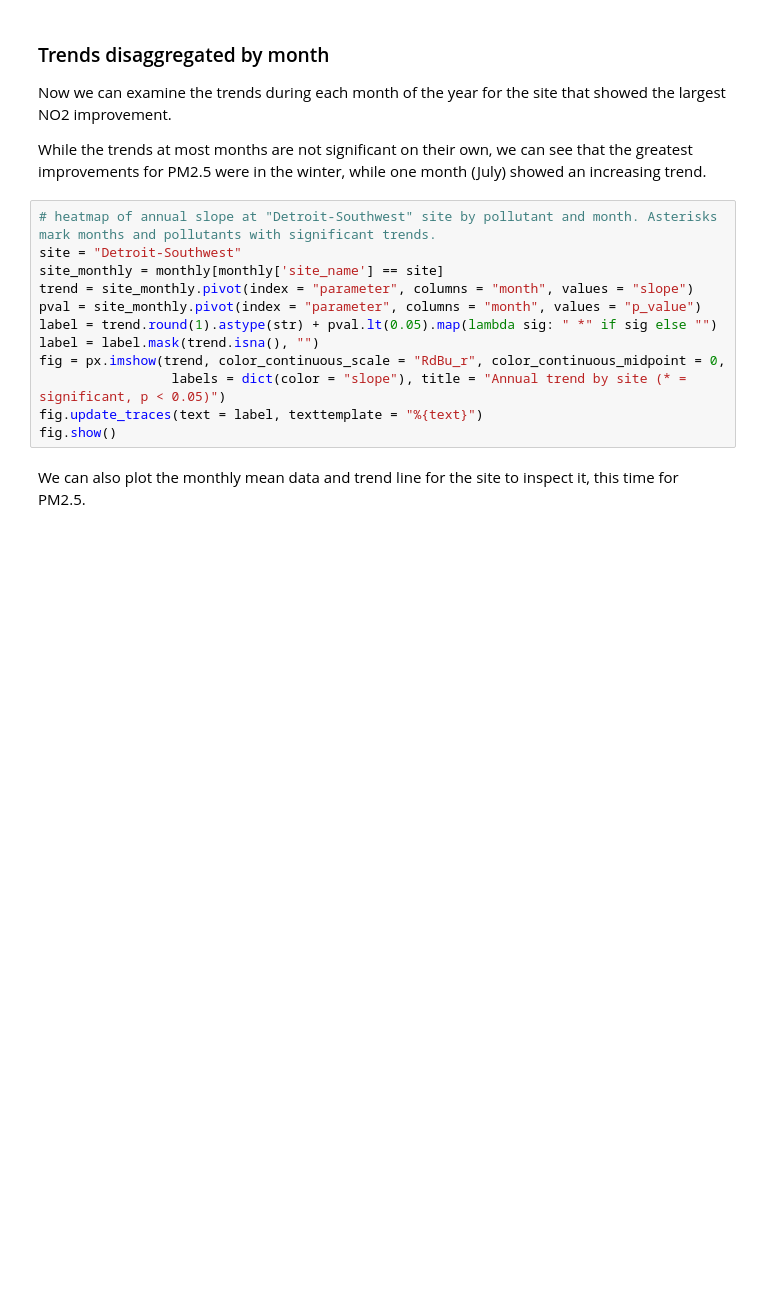
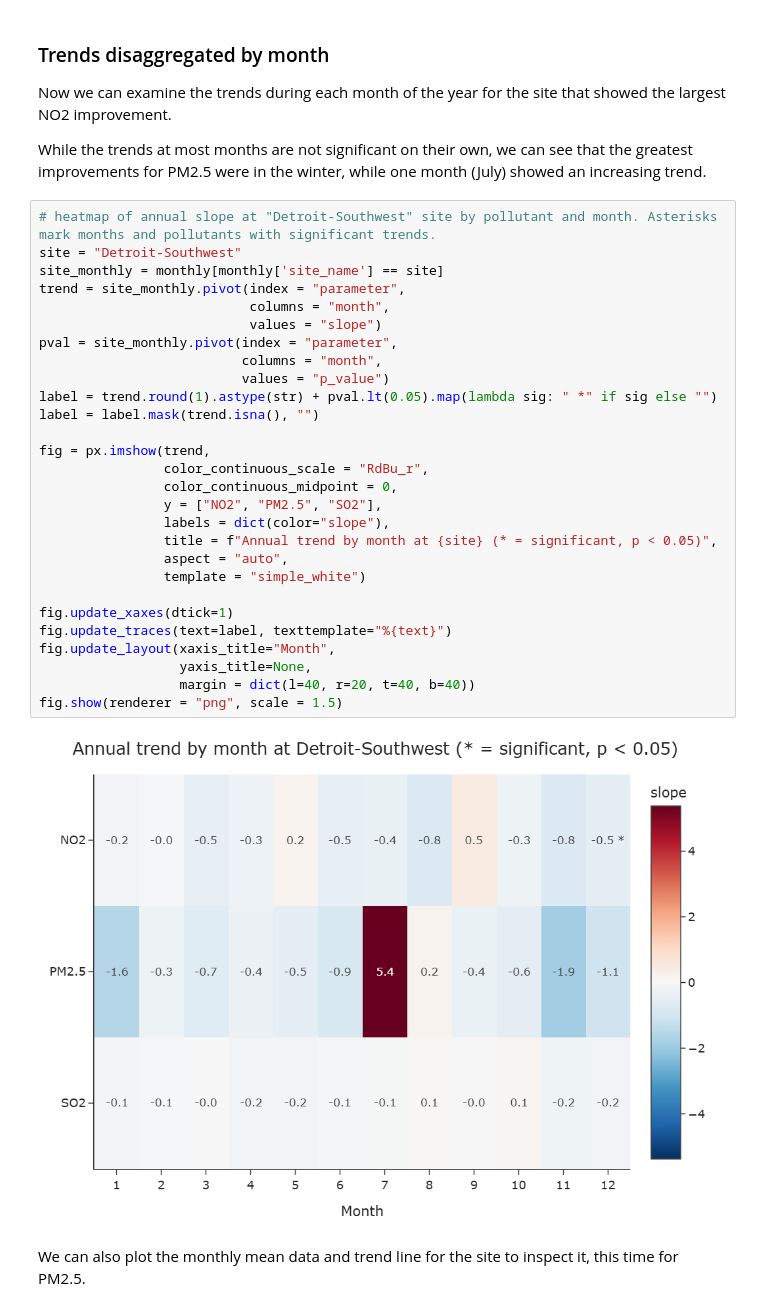
Before and after one commit to edf-org/airinsights, a Jupyter notebook: examples/trends_notebook.ipynb, the cells around one changed output. Saved outputs shown, nothing was run; the diff lists cells and outputs as text; blank space fills up the shorter version.

```diff
--- a/examples/trends_notebook.ipynb
+++ b/examples/trends_notebook.ipynb
@@ -110,15 +139,33 @@ While the trends at most months are not significant on their own, we can see tha
 # %%
 # heatmap of annual slope at "Detroit-Southwest" site by pollutant and month. Asterisks mark months and pollutants with significant trends.
 site = "Detroit-Southwest"
 site_monthly = monthly[monthly['site_name'] == site]
-trend = site_monthly.pivot(index = "parameter", columns = "month", values = "slope")
-pval = site_monthly.pivot(index = "parameter", columns = "month", values = "p_value")
+trend = site_monthly.pivot(index = "parameter",
+                           columns = "month",
+                           values = "slope")
+pval = site_monthly.pivot(index = "parameter",
+                          columns = "month",
+                          values = "p_value")
 label = trend.round(1).astype(str) + pval.lt(0.05).map(lambda sig: " *" if sig else "")
 label = label.mask(trend.isna(), "")
-fig = px.imshow(trend, color_continuous_scale = "RdBu_r", color_continuous_midpoint = 0,
-                 labels = dict(color = "slope"), title = "Annual trend by site (* = significant, p < 0.05)")
-fig.update_traces(text = label, texttemplate = "%{text}")
-fig.show()
+
+fig = px.imshow(trend,
+                color_continuous_scale = "RdBu_r",
+                color_continuous_midpoint = 0,
+                y = ["NO2", "PM2.5", "SO2"],
+                labels = dict(color="slope"),
+                title = f"Annual trend by month at {site} (* = significant, p < 0.05)",
+                aspect = "auto",
+                template = "simple_white")
+
+fig.update_xaxes(dtick=1)
+fig.update_traces(text=label, texttemplate="%{text}")
+fig.update_layout(xaxis_title="Month",
+                  yaxis_title=None,
+                  margin = dict(l=40, r=20, t=40, b=40))
+fig.show(renderer = "png", scale = 1.5)
+# %% [output]
+[figure, added]
 # %% [markdown]
 We can also plot the monthly mean data and trend line for the site to inspect it, this time for PM2.5.
 # %%
```
Also changed, not shown: parts of 3 cells of this notebook, 3 other files.
